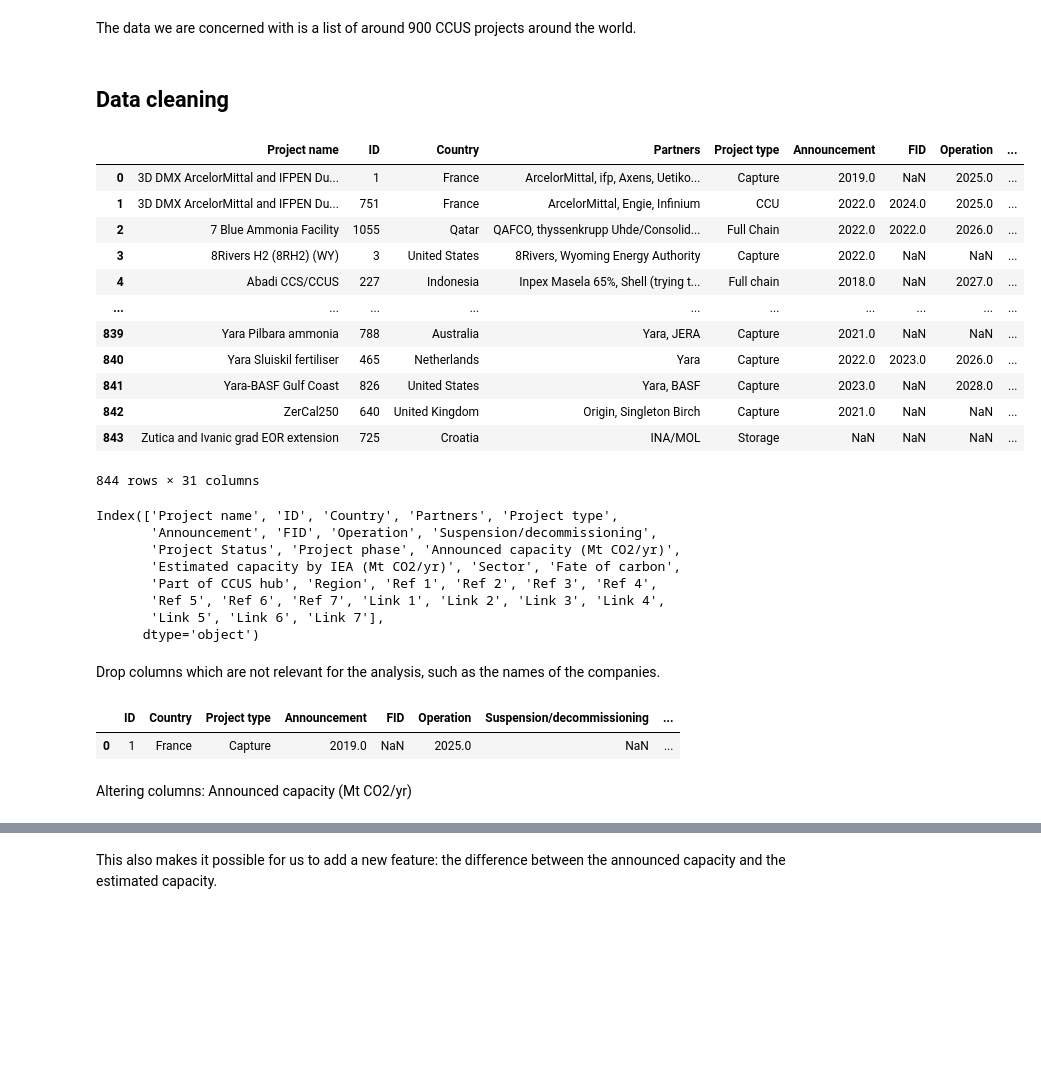
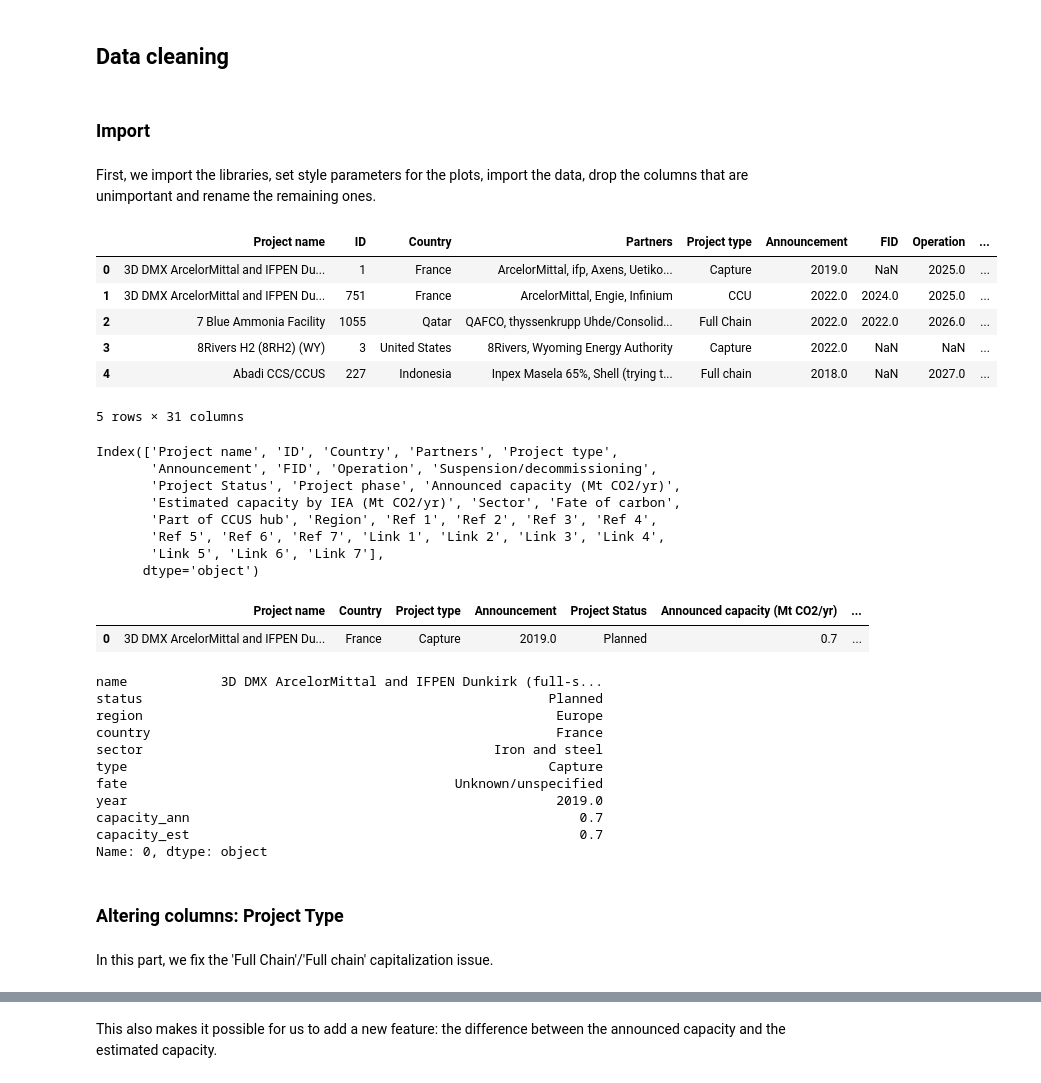
Before and after one commit to noah-art3mis/stats-assignment-1, a Jupyter notebook: carbon_cleaning.ipynb, the cells around one changed output, grey strips where cells are left out. Cells and saved outputs as stored; diff of their text form; code cells hidden in the pictures; blank space fills up the shorter version.

Commit message:
rename categories, add category explanation

```diff
--- a/carbon_cleaning.ipynb
+++ b/carbon_cleaning.ipynb
@@ -14,4 +13,6 @@ Source: IEA (2024), [CCUS Projects Database](https://www.iea.org/data-and-statis
-# %% [markdown]
-The data we are concerned with is a list of around 900 CCUS projects around the world.
 # %% [markdown]
 ## Data cleaning
+# %% [markdown]
+### Import
+# %% [markdown]
+First, we import the libraries, set style parameters for the plots, import the data, drop the columns that are unimportant and rename the remaining ones.
@@ -18,24 +27,14 @@ The data we are concerned with is a list of around 900 CCUS projects around the
 # %%
-import numpy as np
-import pandas as pd
-
-
 df = pd.read_csv("data/ccus.csv")
-df
+df.head()
 # %% [output]
 |  | Project name | ID | Country | Partners | Project type | Announcement | FID | Operation | ... |
 | 0 | 3D DMX ArcelorMittal and IFPEN Du... | 1 | France | ArcelorMittal, ifp, Axens, Uetiko... | Capture | 2019.0 | NaN | 2025.0 | ... |
 | 1 | 3D DMX ArcelorMittal and IFPEN Du... | 751 | France | ArcelorMittal, Engie, Infinium | CCU | 2022.0 | 2024.0 | 2025.0 | ... |
 | 2 | 7 Blue Ammonia Facility | 1055 | Qatar | QAFCO, thyssenkrupp Uhde/Consolid... | Full Chain | 2022.0 | 2022.0 | 2026.0 | ... |
 | 3 | 8Rivers H2 (8RH2) (WY) | 3 | United States | 8Rivers, Wyoming Energy Authority | Capture | 2022.0 | NaN | NaN | ... |
 | 4 | Abadi CCS/CCUS | 227 | Indonesia | Inpex Masela 65%, Shell (trying t... | Full chain | 2018.0 | NaN | 2027.0 | ... |
-| ... | ... | ... | ... | ... | ... | ... | ... | ... | ... |
-| 839 | Yara Pilbara ammonia | 788 | Australia | Yara, JERA | Capture | 2021.0 | NaN | NaN | ... |
-| 840 | Yara Sluiskil fertiliser | 465 | Netherlands | Yara | Capture | 2022.0 | 2023.0 | 2026.0 | ... |
-| 841 | Yara-BASF Gulf Coast | 826 | United States | Yara, BASF | Capture | 2023.0 | NaN | 2028.0 | ... |
-| 842 | ZerCal250 | 640 | United Kingdom | Origin, Singleton Birch | Capture | 2021.0 | NaN | NaN | ... |
-| 843 | Zutica and Ivanic grad EOR extension | 725 | Croatia | INA/MOL | Storage | NaN | NaN | NaN | ... |
-844 rows × 31 columns
+5 rows × 31 columns
 # %%
 df.columns
 # %% [output]
@@ -47,12 +46,14 @@ Index(['Project name', 'ID', 'Country', 'Partners', 'Project type',
        'Ref 5', 'Ref 6', 'Ref 7', 'Link 1', 'Link 2', 'Link 3', 'Link 4',
        'Link 5', 'Link 6', 'Link 7'],
       dtype='object')
-# %% [markdown]
-Drop columns which are not relevant for the analysis, such as the names of the companies.
 # %%
 df = df.drop(
     columns=[
-        "Project name",
+        "Suspension/decommissioning",
+        "Project phase",
+        "FID",
+        "ID",
+        "Operation",
         "Partners",
         "Part of CCUS hub",
         "Ref 1",
@@ -74,7 +75,40 @@ df = df.drop(
 
 df.head(1)
 # %% [output]
-|  | ID | Country | Project type | Announcement | FID | Operation | Suspension/decommissioning | ... |
-| 0 | 1 | France | Capture | 2019.0 | NaN | 2025.0 | NaN | ... |
+|  | Project name | Country | Project type | Announcement | Project Status | Announced capacity (Mt CO2/yr) | ... |
+| 0 | 3D DMX ArcelorMittal and IFPEN Du... | France | Capture | 2019.0 | Planned | 0.7 | ... |
-# %% [markdown]
-Altering columns: Announced capacity (Mt CO2/yr)
+# %%
+df = df.rename(
+    columns={
+        'Project name': 'name',
+        'Country': 'country',
+        'Project type': 'type',
+        'Announcement': 'year',
+        "Project Status": "status",
+        'Announced capacity (Mt CO2/yr)': 'capacity_ann',
+        "Estimated capacity by IEA (Mt CO2/yr)": "capacity_est",
+        'Sector': 'sector',
+        'Region': 'region',
+        'Fate of carbon': 'fate'
+    }
+)
+
+# explanations for each feature are in the original excel file
+df = df[['name', 'status', 'region', 'country', 'sector', 'type', 'fate', 'year', 'capacity_ann', 'capacity_est']]
+df.iloc[0]
+# %% [output]
+name            3D DMX ArcelorMittal and IFPEN Dunkirk (full-s...
+status                                                    Planned
+region                                                     Europe
+country                                                    France
+sector                                             Iron and steel
+type                                                      Capture
+fate                                          Unknown/unspecified
+year                                                       2019.0
+capacity_ann                                                  0.7
+capacity_est                                                  0.7
+Name: 0, dtype: object
+# %% [markdown]
+### Altering columns: Project Type
+# %% [markdown]
+In this part, we fix the 'Full Chain'/'Full chain' capitalization issue.
```
Also changed, not shown: parts of 151 cells of this notebook, 2 other files.
